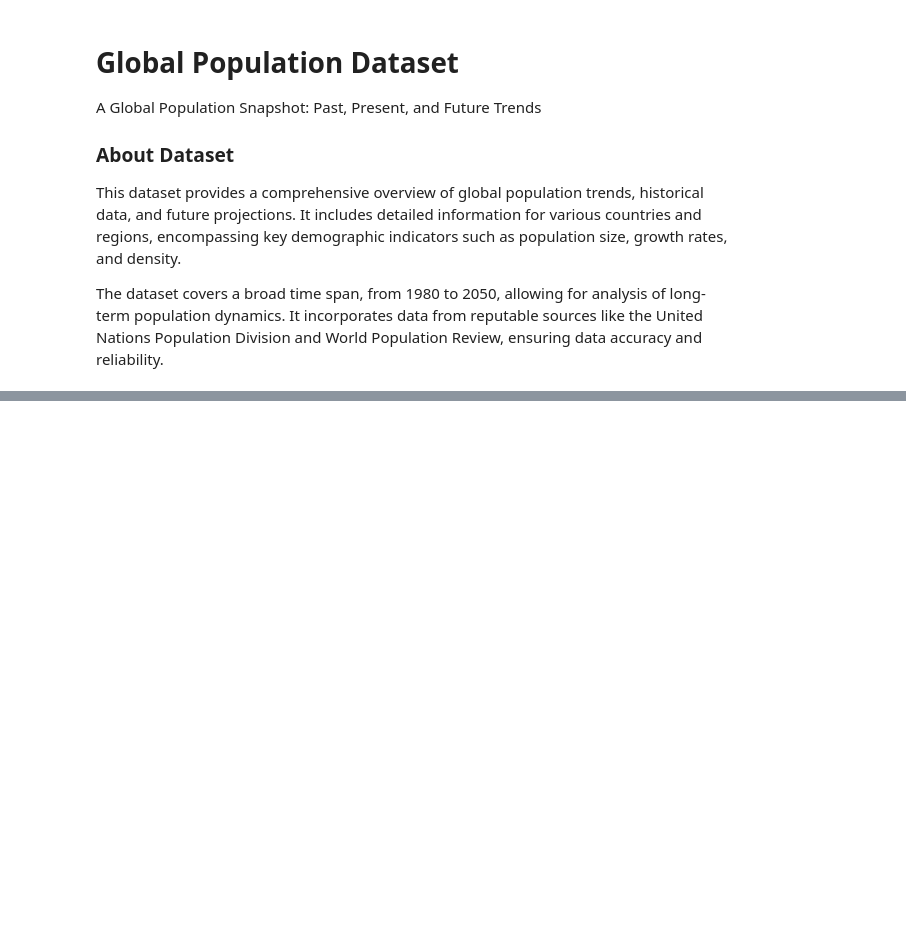
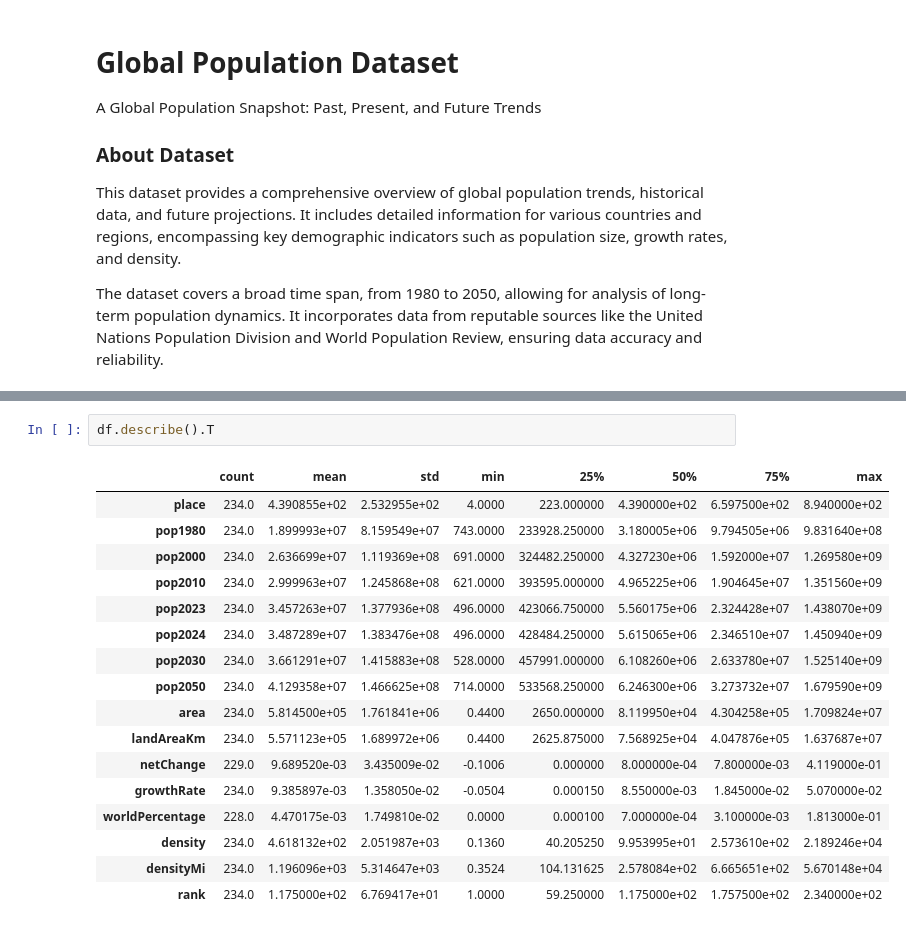
Before and after one commit to ritik-3/Global-Population-dataset-analysis, a Jupyter notebook: main.ipynb, the cells around one changed output, grey strips where cells are left out. Drawn from its saved outputs; the diff is of its cells as text; blank space fills up the shorter version.

```diff
--- a/main.ipynb
+++ b/main.ipynb
@@ -39,3 +41,23 @@ df.describe()
 | 50% | 439.000000 | 3.180005e+06 | 4.327230e+06 | 4.965225e+06 | 5.560175e+06 | 5.615065e+06 | 6.108260e+06 | 6.246300e+06 | 8.119950e+04 | 7.568925e+04 | ... |
 | 75% | 659.750000 | 9.794505e+06 | 1.592000e+07 | 1.904645e+07 | 2.324428e+07 | 2.346510e+07 | 2.633780e+07 | 3.273732e+07 | 4.304258e+05 | 4.047876e+05 | ... |
 | max | 894.000000 | 9.831640e+08 | 1.269580e+09 | 1.351560e+09 | 1.438070e+09 | 1.450940e+09 | 1.525140e+09 | 1.679590e+09 | 1.709824e+07 | 1.637687e+07 | ... |
+# %%
+df.describe().T
+# %% [output]
+|  | count | mean | std | min | 25% | 50% | 75% | max |
+| place | 234.0 | 4.390855e+02 | 2.532955e+02 | 4.0000 | 223.000000 | 4.390000e+02 | 6.597500e+02 | 8.940000e+02 |
+| pop1980 | 234.0 | 1.899993e+07 | 8.159549e+07 | 743.0000 | 233928.250000 | 3.180005e+06 | 9.794505e+06 | 9.831640e+08 |
+| pop2000 | 234.0 | 2.636699e+07 | 1.119369e+08 | 691.0000 | 324482.250000 | 4.327230e+06 | 1.592000e+07 | 1.269580e+09 |
+| pop2010 | 234.0 | 2.999963e+07 | 1.245868e+08 | 621.0000 | 393595.000000 | 4.965225e+06 | 1.904645e+07 | 1.351560e+09 |
+| pop2023 | 234.0 | 3.457263e+07 | 1.377936e+08 | 496.0000 | 423066.750000 | 5.560175e+06 | 2.324428e+07 | 1.438070e+09 |
+| pop2024 | 234.0 | 3.487289e+07 | 1.383476e+08 | 496.0000 | 428484.250000 | 5.615065e+06 | 2.346510e+07 | 1.450940e+09 |
+| pop2030 | 234.0 | 3.661291e+07 | 1.415883e+08 | 528.0000 | 457991.000000 | 6.108260e+06 | 2.633780e+07 | 1.525140e+09 |
+| pop2050 | 234.0 | 4.129358e+07 | 1.466625e+08 | 714.0000 | 533568.250000 | 6.246300e+06 | 3.273732e+07 | 1.679590e+09 |
+| area | 234.0 | 5.814500e+05 | 1.761841e+06 | 0.4400 | 2650.000000 | 8.119950e+04 | 4.304258e+05 | 1.709824e+07 |
+| landAreaKm | 234.0 | 5.571123e+05 | 1.689972e+06 | 0.4400 | 2625.875000 | 7.568925e+04 | 4.047876e+05 | 1.637687e+07 |
+| netChange | 229.0 | 9.689520e-03 | 3.435009e-02 | -0.1006 | 0.000000 | 8.000000e-04 | 7.800000e-03 | 4.119000e-01 |
+| growthRate | 234.0 | 9.385897e-03 | 1.358050e-02 | -0.0504 | 0.000150 | 8.550000e-03 | 1.845000e-02 | 5.070000e-02 |
+| worldPercentage | 228.0 | 4.470175e-03 | 1.749810e-02 | 0.0000 | 0.000100 | 7.000000e-04 | 3.100000e-03 | 1.813000e-01 |
+| density | 234.0 | 4.618132e+02 | 2.051987e+03 | 0.1360 | 40.205250 | 9.953995e+01 | 2.573610e+02 | 2.189246e+04 |
+| densityMi | 234.0 | 1.196096e+03 | 5.314647e+03 | 0.3524 | 104.131625 | 2.578084e+02 | 6.665651e+02 | 5.670148e+04 |
+| rank | 234.0 | 1.175000e+02 | 6.769417e+01 | 1.0000 | 59.250000 | 1.175000e+02 | 1.757500e+02 | 2.340000e+02 |
```
Also changed, not shown: parts of 6 cells of this notebook.
